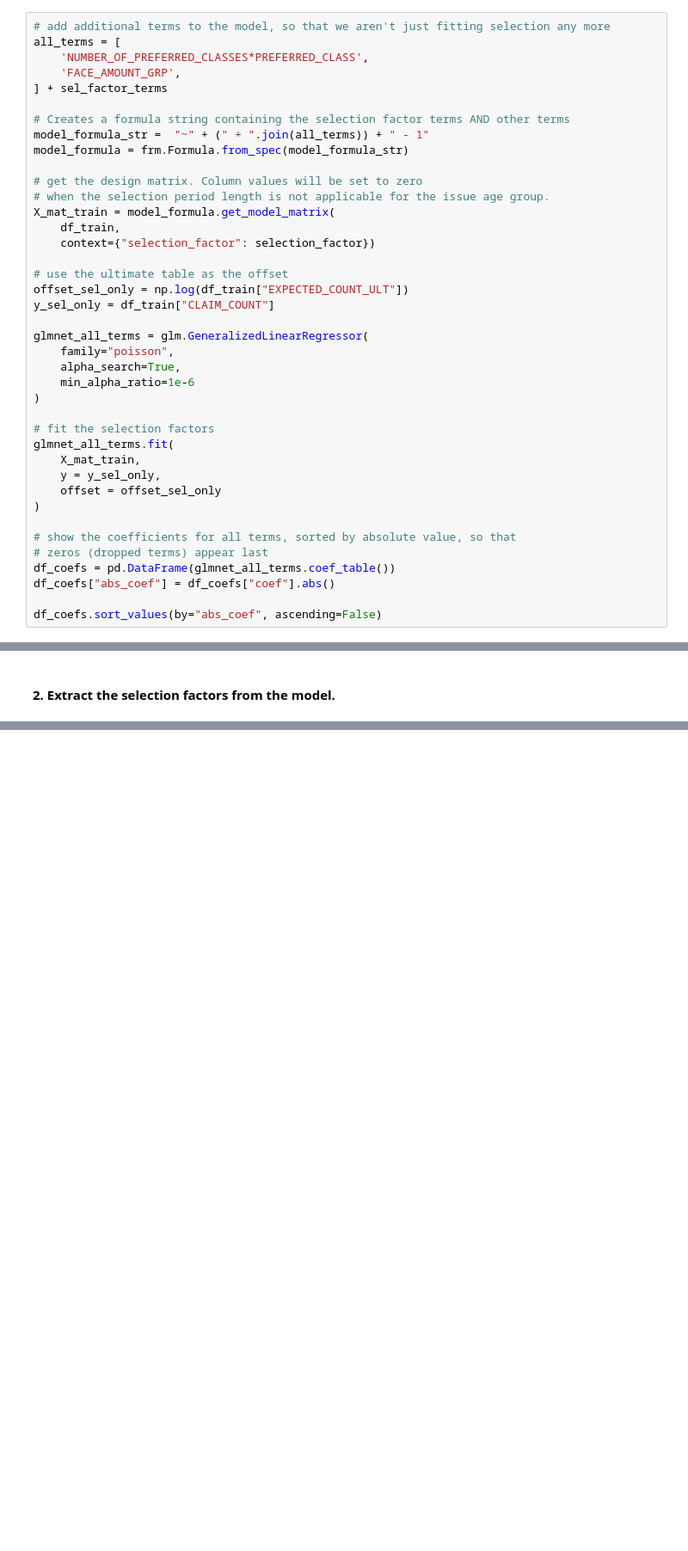
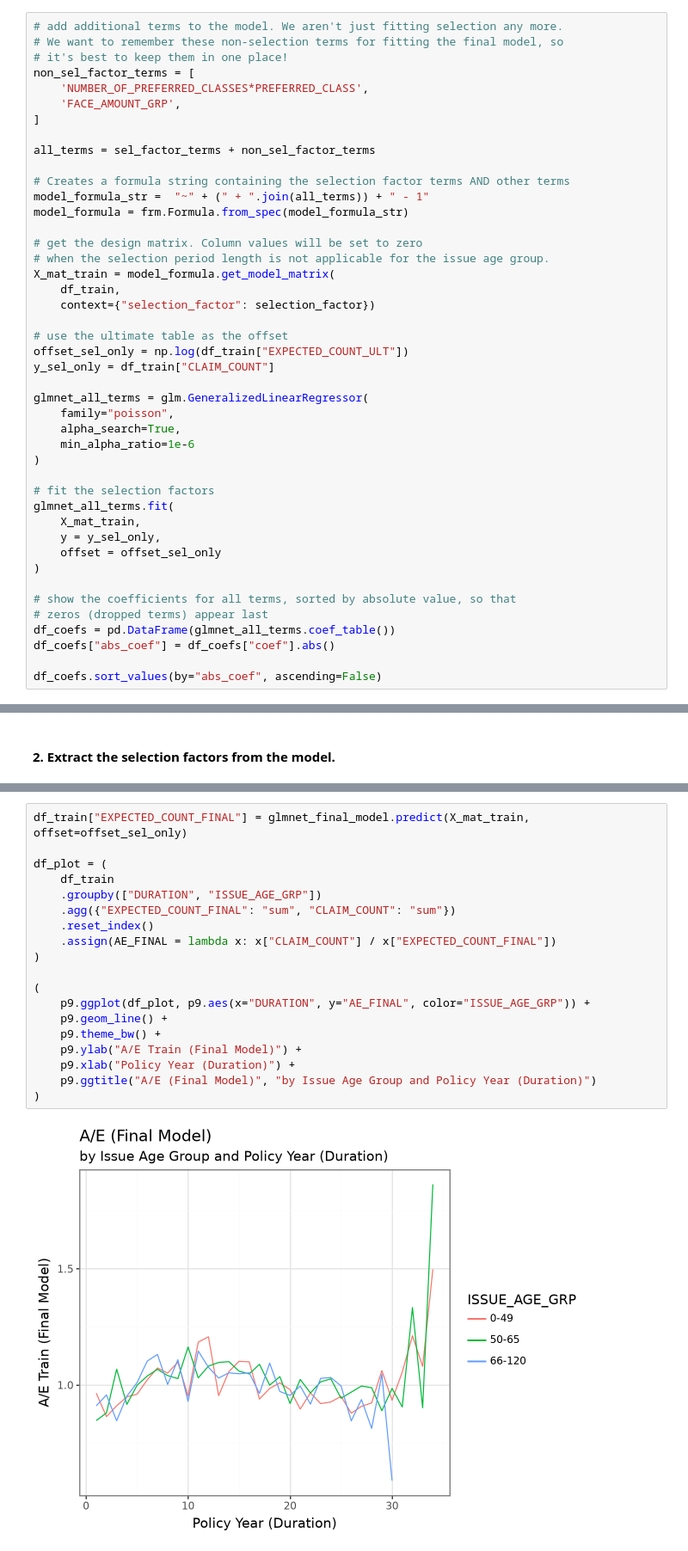
Before and after one commit to mma-fsa/data-examples, a Jupyter notebook: src/analysis/5_advanced_glms_sel_factors.ipynb, the cells around one changed output, grey strips where cells are left out. Shown at 86% size. Drawn from its saved outputs; the diff is of its cells as text; blank space fills up the shorter version.

Commit message:
updated for selection

```diff
--- a/src/analysis/5_advanced_glms_sel_factors.ipynb
+++ b/src/analysis/5_advanced_glms_sel_factors.ipynb
@@ -759,11 +766,15 @@ Now we'll add the other terms to the design matrix
 
   * Remember, that when fitting selection, we usually need a  `ATTAINED_AGE` term w/ a spline. But, since our ultimates are built off the same data, we'll skip it here.  To repeat, we always want an `ATTAINED_AGE` term when using an ultimate table built off of different data (like industry tables).
 # %%
-# add additional terms to the model, so that we aren't just fitting selection any more
-all_terms = [
+# add additional terms to the model. We aren't just fitting selection any more.
+# We want to remember these non-selection terms for fitting the final model, so
+# it's best to keep them in one place!
+non_sel_factor_terms = [
     'NUMBER_OF_PREFERRED_CLASSES*PREFERRED_CLASS',
     'FACE_AMOUNT_GRP',
-] + sel_factor_terms
+]
+
+all_terms = sel_factor_terms + non_sel_factor_terms
 
 # Creates a formula string containing the selection factor terms AND other terms
 model_formula_str =  "~" + (" + ".join(all_terms)) + " - 1"
@@ -826,0 +1029,21 @@ sel_factors.pivot(index="SEL_FACTOR_DURATION", columns="ISSUE_AGE_GRP", values="
+# %%
+df_train["EXPECTED_COUNT_FINAL"] = glmnet_final_model.predict(X_mat_train, offset=offset_sel_only)
+
+df_plot = (
+    df_train
+    .groupby(["DURATION", "ISSUE_AGE_GRP"])
+    .agg({"EXPECTED_COUNT_FINAL": "sum", "CLAIM_COUNT": "sum"})
+    .reset_index()
+    .assign(AE_FINAL = lambda x: x["CLAIM_COUNT"] / x["EXPECTED_COUNT_FINAL"])
+)
+
+(
+    p9.ggplot(df_plot, p9.aes(x="DURATION", y="AE_FINAL", color="ISSUE_AGE_GRP")) +
+    p9.geom_line() +
+    p9.theme_bw() +
+    p9.ylab("A/E Train (Final Model)") +
+    p9.xlab("Policy Year (Duration)") +
+    p9.ggtitle("A/E (Final Model)", "by Issue Age Group and Policy Year (Duration)")
+)
+# %% [output]
+[figure, added]
```
Also changed, not shown: parts of 14 cells of this notebook, 1 other file.
